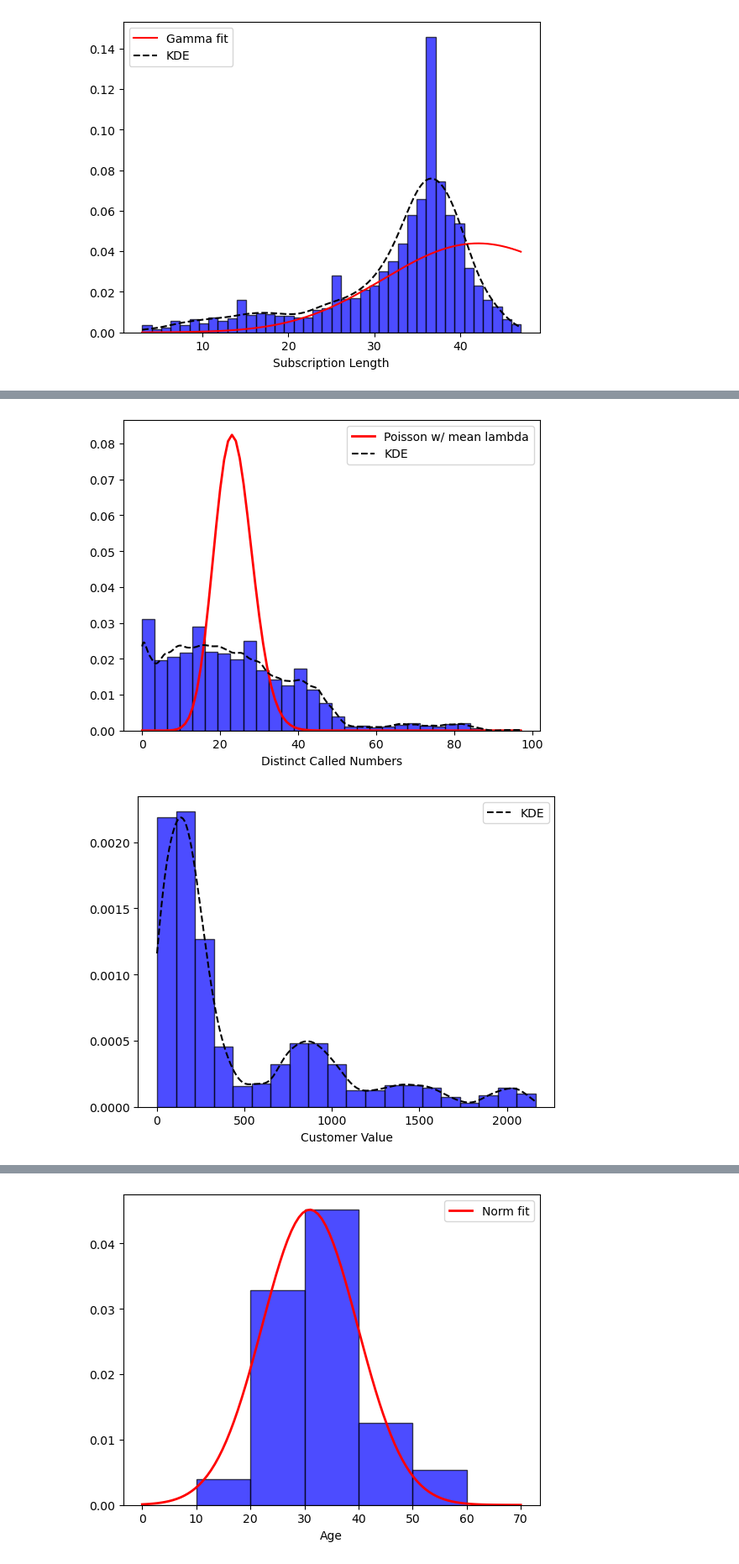
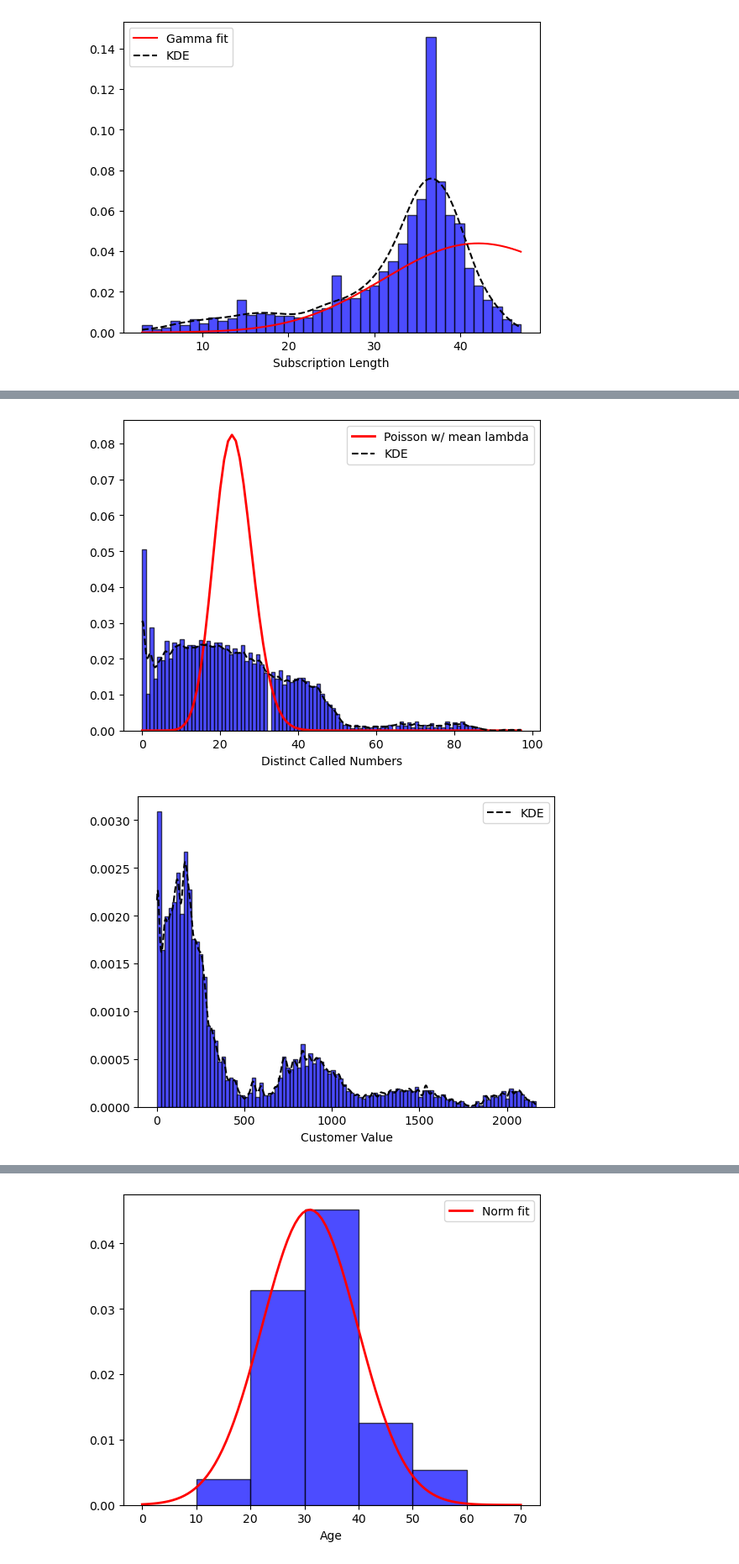
Before and after one commit to Dhunsheth/customer-churn-analysis, a Jupyter notebook: project_code.ipynb, the cells around one changed output, grey strips where cells are left out. Shown at 84% size. Cells and saved outputs as stored; diff of their text form; code cells hidden in the pictures.

```diff
--- a/project_code.ipynb
+++ b/project_code.ipynb
@@ -119,6 +131,7 @@ data[data['Call Failure Rate']==0] # Compare it to rows where Call Failure rate
 
 mean_cfr = data['Call Failure Rate'].mean()
 data['Call Failure Rate'] = data['Call Failure Rate'].fillna(value=mean_cfr)
+data.loc[data['Call Failure']>data['Frequency of Use'],'Call Failure'] = data['Frequency of Use'] # can't have more failures then number of calls
 data.info()
 # %% [output]
 <class 'pandas.core.frame.DataFrame'>
@@ -277,7 +286,7 @@ plt.show()
 # %%
-plt.hist(data['Distinct Called Numbers'], bins=30, alpha=0.7, density=True, color='blue', edgecolor='black')
+plt.hist(data['Distinct Called Numbers'], bins=100, alpha=0.7, density=True, color='blue', edgecolor='black')
 
-kde_distinct_num_called = KernelDensity(bandwidth=1)
+kde_distinct_num_called = KernelDensity(bandwidth=0.7)
 kde_distinct_num_called.fit(data['Distinct Called Numbers'].values.reshape(-1,1))
 x = np.linspace(data['Distinct Called Numbers'].min(), data['Distinct Called Numbers'].max(), 1000).reshape(-1,1)
 
@@ -293,18 +302,17 @@ plt.xlabel('Distinct Called Numbers')
 plt.legend()
 plt.show()
 # %% [output]
-[figure, old version]
+[figure, new version]
 # %%
-# total customer value - lognormal or exponential maybe
-plt.hist(data['Customer Value'], bins=20, alpha=0.7, density=True, color='blue', edgecolor='black')
+plt.hist(data['Customer Value'], bins=100, alpha=0.7, density=True, color='blue', edgecolor='black')
 
-kde_cust_value = KernelDensity(bandwidth=50)
+kde_cust_value = KernelDensity(bandwidth=10)
 kde_cust_value.fit(data['Customer Value'].values.reshape(-1,1))
 x = np.linspace(data['Customer Value'].min(), data['Customer Value'].max(), 1000).reshape(-1,1)
 
 plt.plot(x, np.exp(kde_cust_value.score_samples(x)), label='KDE', color='black', linestyle='--')
 plt.xlabel('Customer Value')
 plt.legend()
 plt.show()
 # %% [output]
-[figure, old version]
+[figure, new version]
```
Also changed, not shown: parts of 73 cells of this notebook, 1 other file.
